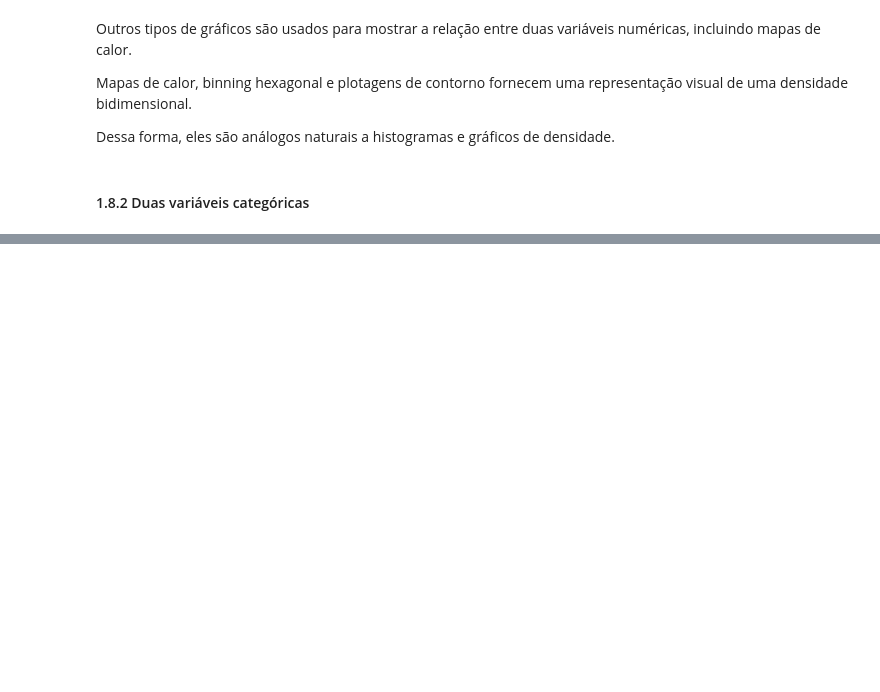
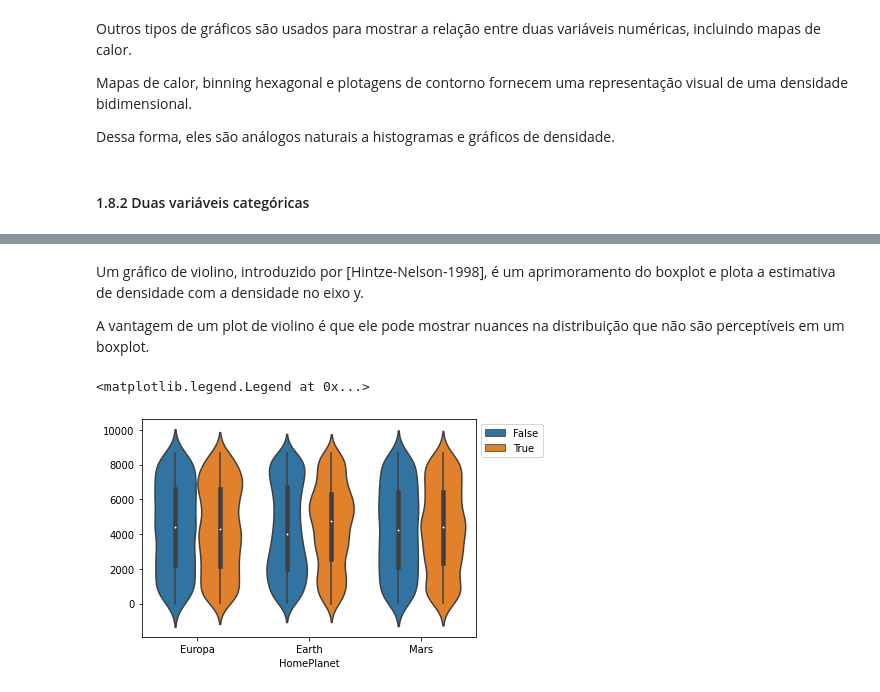
Before and after one commit to FranciscoFoz/math-stats-training, a Jupyter notebook: Estatística/Livro/estatistica.ipynb, the cells around one changed output, grey strips where cells are left out. Drawn from its saved outputs; the diff is of its cells as text; code cells hidden in the pictures; blank space fills up the shorter version.

```diff
--- a/Estatística/Livro/estatistica.ipynb
+++ b/Estatística/Livro/estatistica.ipynb
@@ -270,0 +320,20 @@ Dessa forma, eles são análogos naturais a histogramas e gráficos de densidade
+# %% [markdown]
+Um gráfico de violino, introduzido por [Hintze-Nelson-1998], é um aprimoramento do boxplot
+e plota a estimativa de densidade com a densidade no eixo y.
+
+A vantagem de
+um plot de violino é que ele pode mostrar nuances na distribuição que não são perceptíveis em um
+boxplot.
+# %%
+import pandas as pd
+import seaborn as sns
+import matplotlib.pyplot as plt
+
+spaceship_titanic = pd.read_csv('/home/franciscofoz/Documents/GitHub/math-stats-training/Datasets/spaceship-titanic/train.csv')
+spaceship_titanic
+
+sns.violinplot(data=spaceship_titanic,x='HomePlanet',y=spaceship_titanic.index,hue='Transported')
+plt.legend(bbox_to_anchor=(1, 1), loc=2)
+# %% [output]
+<matplotlib.legend.Legend at 0x...>
+[figure, added]
```
Also changed, not shown: parts of 11 cells of this notebook.
